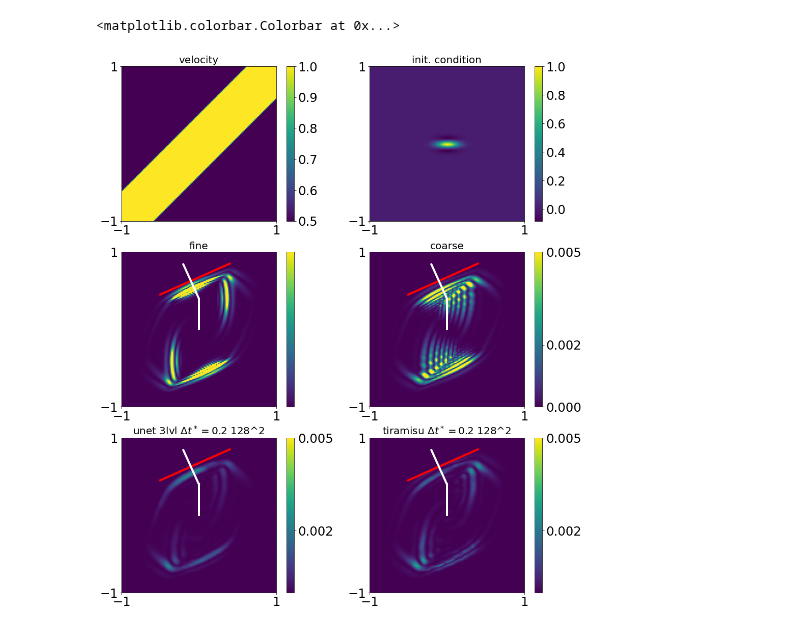
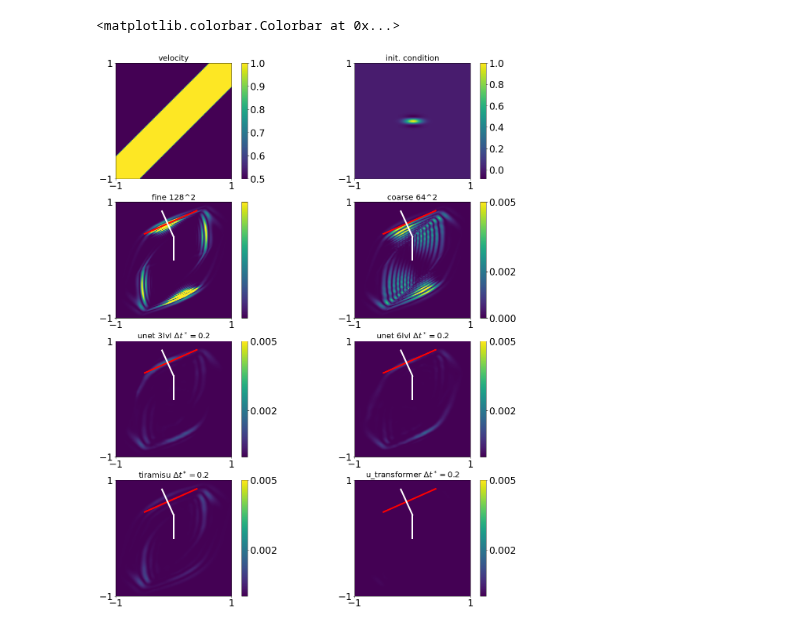
Before and after one commit to utkaiser/masterthesis_code, a Jupyter notebook: analysis/serial_timing.ipynb, the cells around one changed output. Cells and saved outputs as stored; diff of their text form; code cells hidden in the pictures.

```diff
--- a/analysis/serial_timing.ipynb
+++ b/analysis/serial_timing.ipynb
@@ -129,63 +191,84 @@ for velname, vel in veltest:
 # %%
-tj = 4
-fig1 = plt.figure(figsize=(16,19))
+tj = 5
+fig1 = plt.figure(figsize=(20,25))
+scaler = 1
 
-ax1 = fig1.add_subplot(3,2,1)
+ax1 = fig1.add_subplot(4,2,1)
 pos1 = ax1.imshow(vel,extent=(-1,1,-1,1))
 ax1.set_title('velocity', fontsize=20)
 plt.xticks([-1,1])
 plt.yticks([-1,1])
 plt.colorbar(pos1)
 
-ax2 = fig1.add_subplot(3,2,2)
+ax2 = fig1.add_subplot(4,2,2)
 pos2 = ax2.imshow(u0,extent=(-1,1,-1,1))
 ax2.set_title('init. condition', fontsize=20)
 plt.xticks([-1,1])
 plt.yticks([-1,1])
 plt.colorbar(pos2)
 
-ax3 = fig1.add_subplot(3,2,3)
+ax3 = fig1.add_subplot(4,2,3)
 pos3 = ax3.imshow(wave_util.WaveEnergyField(uf[:,:,tj],utf[:,:,tj],vel,dx)*dx*dx,vmax=0.005,extent=(-1,1,-1,1))
-ax3.set_title('fine', fontsize=20)
+ax3.set_title('fine 128^2', fontsize=20)
 plt.xticks([-1,1])
 plt.yticks([-1,1])
 plt.plot([-0.5,0.4],[0.45,0.85],'r',linewidth=4)
 plt.plot([0.,0.],[0.,0.4],'w',linewidth=4)
 plt.plot([0.,-0.2],[0.4,0.84],'w',linewidth=4)
 plt.colorbar(pos1,ticks = [0,0.002,0.005])
 
-ax4 = fig1.add_subplot(3,2,4)
+ax4 = fig1.add_subplot(4,2,4)
 pos4 = ax4.imshow(wave_util.WaveEnergyField(ucc[:,:,tj],utcc[:,:,tj],vel,dx)*dx*dx,vmax=.005,extent=(-1,1,-1,1))
-ax4.set_title('coarse', fontsize=20)
+ax4.set_title('coarse 64^2', fontsize=20)
 plt.xticks([-1,1])
 plt.yticks([-1,1])
 plt.plot([-0.5,0.4],[0.45,0.85],'r',linewidth=4)
 plt.plot([0.,0.],[0.,0.4],'w',linewidth=4)
 plt.plot([0.,-0.2],[0.4,0.84],'w',linewidth=4)
 plt.colorbar(pos4,ticks = [0,0.002,0.005])
 
-ax5 = fig1.add_subplot(3,2,5)
-pos5 = ax5.imshow(wave_util.WaveEnergyField(unn1[:,:,tj],utnn1[:,:,tj],vel,dx)*dx*dx,vmax=.005,extent=(-1,1,-1,1))
-ax5.set_title(r'unet 3lvl $\Delta t^*=0.2$ 128^2', fontsize=20)
+ax5 = fig1.add_subplot(4,2,5)
+pos5 = ax5.imshow(wave_util.WaveEnergyField(unn1[:,:,tj],utnn1[:,:,tj],vel,dx)*dx*dx*scaler,vmax=.005,extent=(-1,1,-1,1))
+ax5.set_title(r'unet 3lvl $\Delta t^*=0.2$', fontsize=20)
 plt.xticks([-1,1])
 plt.yticks([-1,1])
 plt.plot([-0.5,0.4],[0.45,0.85],'r',linewidth=4)
 plt.plot([0.,0.],[0.,0.4],'w',linewidth=4)
 plt.plot([0.,-0.2],[0.4,0.84],'w',linewidth=4)
 plt.colorbar(pos5,ticks = [0,0.002,0.005])
 
-ax6 = fig1.add_subplot(3,2,6)
-pos6 = ax6.imshow(wave_util.WaveEnergyField(unn2[:,:,tj],utnn2[:,:,tj],vel,dx)*dx*dx,vmax=0.005,extent=(-1,1,-1,1))
-ax6.set_title(r'tiramisu $\Delta t^*=0.2$ 128^2', fontsize=20)
+ax6 = fig1.add_subplot(4,2,6)
+pos6 = ax6.imshow(wave_util.WaveEnergyField(unn2[:,:,tj],utnn2[:,:,tj],vel,dx)*dx*dx*scaler,vmax=0.005,extent=(-1,1,-1,1))
+ax6.set_title(r'unet 6lvl $\Delta t^*=0.2$', fontsize=20)
 plt.xticks([-1,1])
 plt.yticks([-1,1])
 plt.plot([-0.5,0.4],[0.45,0.85],'r',linewidth=4)
 plt.plot([0.,0.],[0.,0.4],'w',linewidth=4)
 plt.plot([0.,-0.2],[0.4,0.84],'w',linewidth=4)
 plt.colorbar(pos6, ticks = [0,0.002,0.005])
+
+ax6 = fig1.add_subplot(4,2,7)
+pos6 = ax6.imshow(wave_util.WaveEnergyField(unn3[:,:,tj],utnn3[:,:,tj],vel,dx)*dx*dx*scaler,vmax=0.005,extent=(-1,1,-1,1))
+ax6.set_title(r'tiramisu $\Delta t^*=0.2$', fontsize=20)
+plt.xticks([-1,1])
+plt.yticks([-1,1])
+plt.plot([-0.5,0.4],[0.45,0.85],'r',linewidth=4)
+plt.plot([0.,0.],[0.,0.4],'w',linewidth=4)
+plt.plot([0.,-0.2],[0.4,0.84],'w',linewidth=4)
+plt.colorbar(pos6, ticks = [0,0.002,0.005])
+
+ax6 = fig1.add_subplot(4,2,8)
+pos6 = ax6.imshow(wave_util.WaveEnergyField(unn4[:,:,tj],utnn4[:,:,tj],vel,dx)*dx*dx*scaler,vmax=0.005,extent=(-1,1,-1,1))
+ax6.set_title(r'u_transformer $\Delta t^*=0.2$', fontsize=20)
+plt.xticks([-1,1])
+plt.yticks([-1,1])
+plt.plot([-0.5,0.4],[0.45,0.85],'r',linewidth=4)
+plt.plot([0.,0.],[0.,0.4],'w',linewidth=4)
+plt.plot([0.,-0.2],[0.4,0.84],'w',linewidth=4)
+plt.colorbar(pos6, ticks = [0,0.002,0.005])
 # %% [output]
 <matplotlib.colorbar.Colorbar at 0x...>
-[figure, old version]
+[figure, new version]
 # %%
 # compare wave energy norm errors:
 
```
Also changed, not shown: parts of 8 cells of this notebook, 30 other files.
